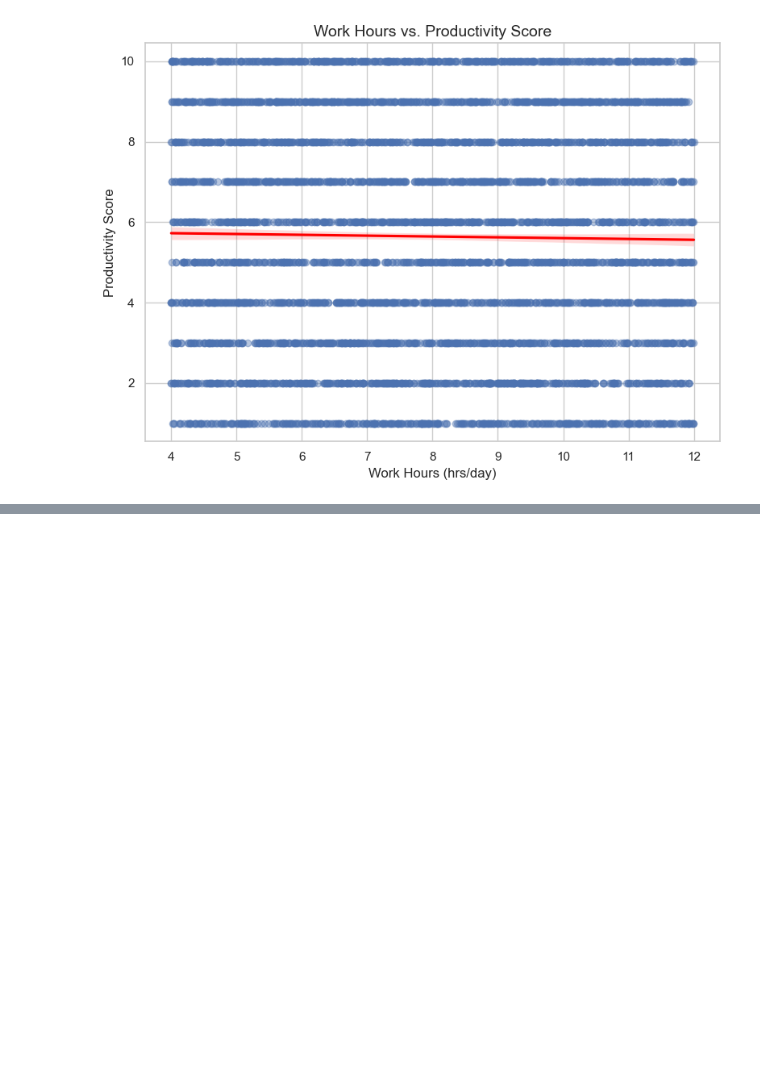
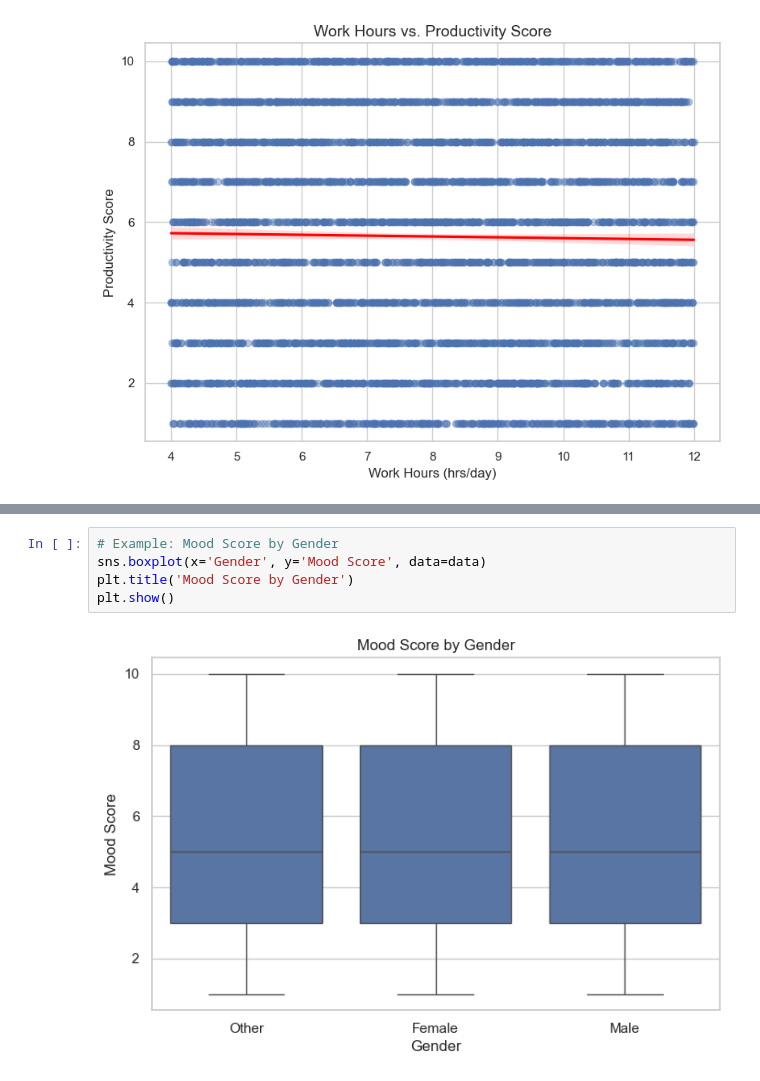
Before and after one commit to Sahil167863/I320DSleep_Project, a Jupyter notebook: SleepCycle_Productivity.ipynb, the cells around one changed output, grey strips where cells are left out. Drawn from its saved outputs; the diff is of its cells as text; blank space fills up the shorter version.

```diff
--- a/SleepCycle_Productivity.ipynb
+++ b/SleepCycle_Productivity.ipynb
@@ -182,0 +312,7 @@ Correlation between Work Hours and Productivity Score: -0.02
+# %%
+# Example: Mood Score by Gender
+sns.boxplot(x='Gender', y='Mood Score', data=data)
+plt.title('Mood Score by Gender')
+plt.show()
+# %% [output]
+[figure, added]
```
Also changed, not shown: parts of 16 cells of this notebook.
